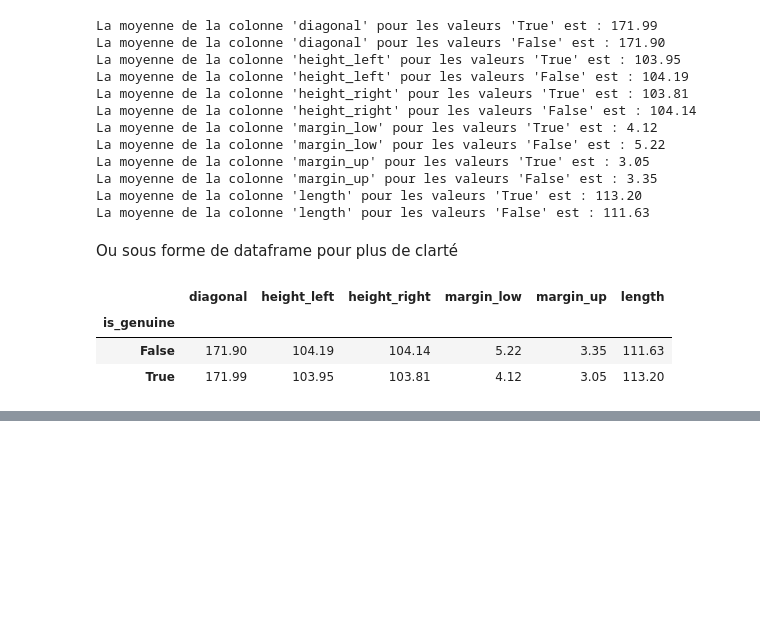
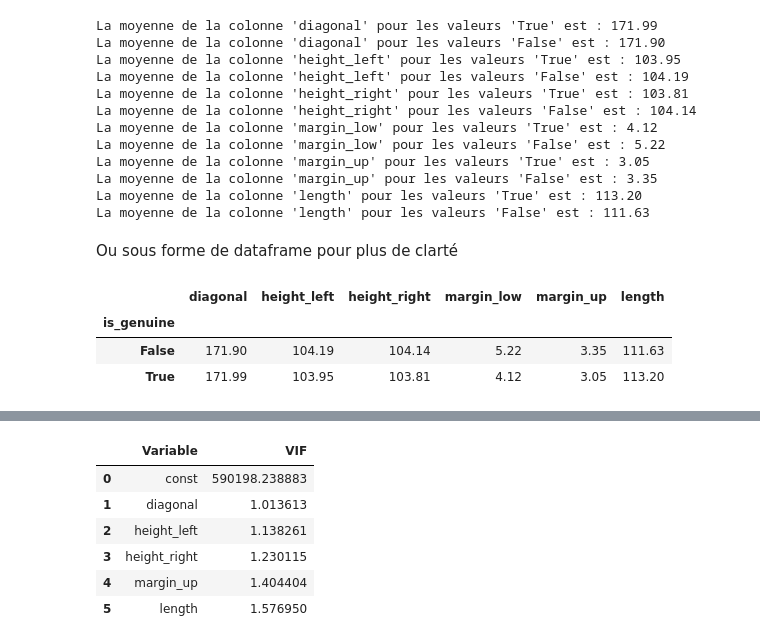
Before and after one commit to Cedric-ME/Detection_De_Faux_Billets, a Jupyter notebook: Analyse_data.ipynb, the cells around one changed output, grey strips where cells are left out. Cells and saved outputs as stored; diff of their text form; code cells hidden in the pictures; blank space fills up the shorter version.

Commit message:
maj du fichier Analyse_data

```diff
--- a/Analyse_data.ipynb
+++ b/Analyse_data.ipynb
@@ -175,0 +195,2 @@ resultats.round(2)
+# %%
+data_without_na = data[~data['margin_low'].isna()].select_dtypes(include=['number'])
@@ -175,0 +215,13 @@ resultats.round(2)
+# %%
+# Variables prédictives ou indépendantes
+X = data_without_na[['diagonal', 'height_left', 'height_right', 'margin_up', 'length']]
+# Variables cible ou dépendante
+Y = data_without_na['margin_low']
+# ajout d'un terme d'interception (intercept) au modèle
+X = sm.add_constant(X)
+# création du modèle de régression linéaire multiple
+model = sm.OLS(Y, X)
+# ajustement du modèle
+results = model.fit()
+# Résumé complet avec les coefficients, p-values...
+print(results.summary())
@@ -175,0 +256,15 @@ resultats.round(2)
+# %%
+vif_data = pd.DataFrame()
+vif_data["Variable"] = X.columns
+vif_data["VIF"] = [variance_inflation_factor(X.values, i)
+                   for i in range(X.shape[1])]
+# %%
+vif_data
+# %% [output]
+|  | Variable | VIF |
+| 0 | const | 590198.238883 |
+| 1 | diagonal | 1.013613 |
+| 2 | height_left | 1.138261 |
+| 3 | height_right | 1.230115 |
+| 4 | margin_up | 1.404404 |
+| 5 | length | 1.576950 |
```
Also changed, not shown: parts of 18 cells of this notebook.
